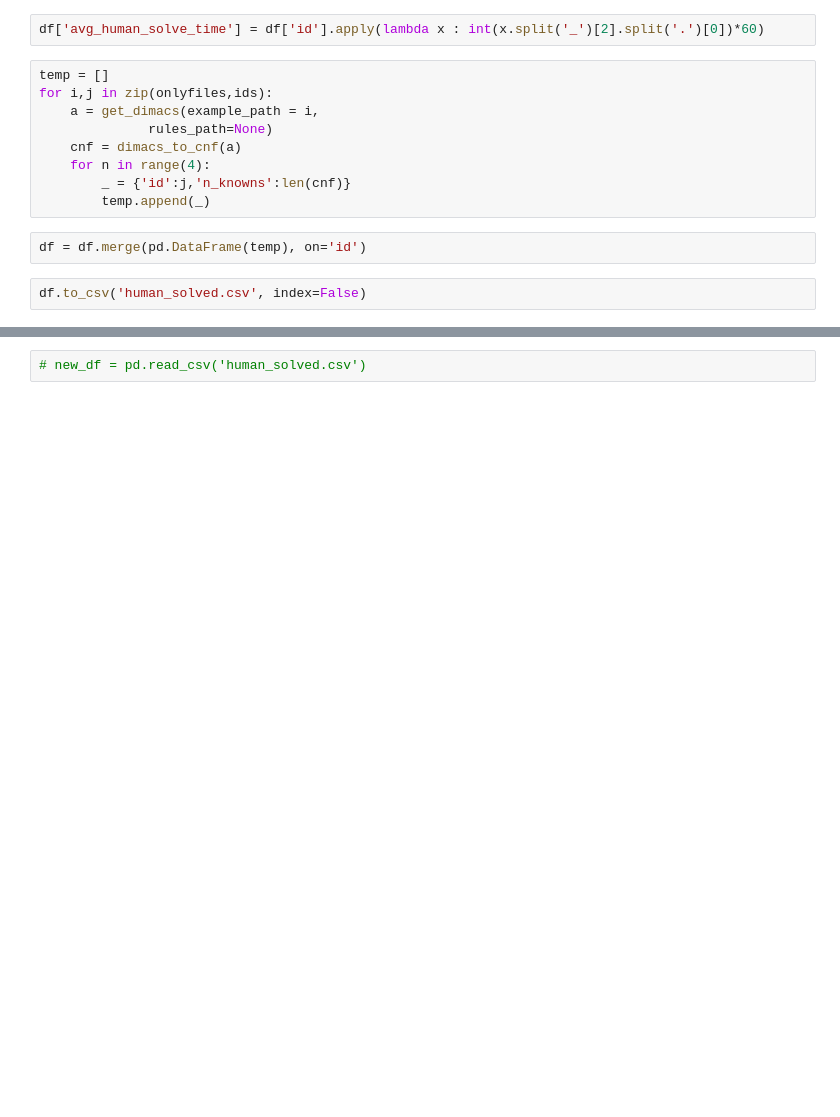
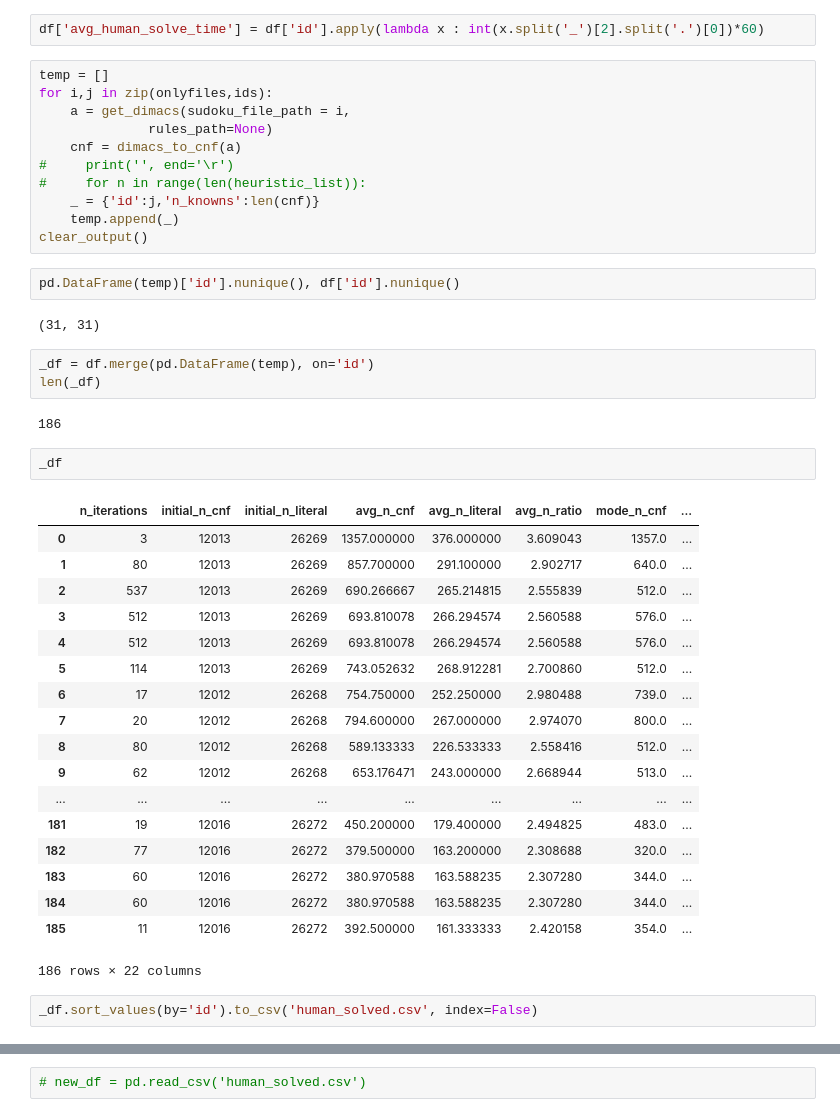
Before and after one commit to Timm877/KR2020_Sudoku_solver_SAT, a Jupyter notebook: notebooks/suduko.20200919.ipynb, the cells around one changed output, grey strips where cells are left out. Cells and saved outputs as stored; diff of their text form; blank space fills up the shorter version.

```diff
--- a/notebooks/suduko.20200919.ipynb
+++ b/notebooks/suduko.20200919.ipynb
@@ -69,14 +77,44 @@ df['avg_human_solve_time'] = df['id'].apply(lambda x : int(x.split('_')[2].split
 # %%
 temp = []
 for i,j in zip(onlyfiles,ids):
-    a = get_dimacs(example_path = i,
+    a = get_dimacs(sudoku_file_path = i,
               rules_path=None)
     cnf = dimacs_to_cnf(a)
-    for n in range(4):
-        _ = {'id':j,'n_knowns':len(cnf)}
-        temp.append(_)
+#     print('', end='\r')
+#     for n in range(len(heuristic_list)):
+    _ = {'id':j,'n_knowns':len(cnf)}
+    temp.append(_)
+clear_output()
+# %%
+pd.DataFrame(temp)['id'].nunique(), df['id'].nunique()
+# %% [output]
+(31, 31)
 # %%
-df = df.merge(pd.DataFrame(temp), on='id')
+_df = df.merge(pd.DataFrame(temp), on='id')
+len(_df)
+# %% [output]
+186
+# %%
+_df
+# %% [output]
+|  | n_iterations | initial_n_cnf | initial_n_literal | avg_n_cnf | avg_n_literal | avg_n_ratio | mode_n_cnf | ... |
+| 0 | 3 | 12013 | 26269 | 1357.000000 | 376.000000 | 3.609043 | 1357.0 | ... |
+| 1 | 80 | 12013 | 26269 | 857.700000 | 291.100000 | 2.902717 | 640.0 | ... |
+| 2 | 537 | 12013 | 26269 | 690.266667 | 265.214815 | 2.555839 | 512.0 | ... |
+| 3 | 512 | 12013 | 26269 | 693.810078 | 266.294574 | 2.560588 | 576.0 | ... |
+| 4 | 512 | 12013 | 26269 | 693.810078 | 266.294574 | 2.560588 | 576.0 | ... |
+| 5 | 114 | 12013 | 26269 | 743.052632 | 268.912281 | 2.700860 | 512.0 | ... |
+| 6 | 17 | 12012 | 26268 | 754.750000 | 252.250000 | 2.980488 | 739.0 | ... |
+| 7 | 20 | 12012 | 26268 | 794.600000 | 267.000000 | 2.974070 | 800.0 | ... |
+| 8 | 80 | 12012 | 26268 | 589.133333 | 226.533333 | 2.558416 | 512.0 | ... |
+| 9 | 62 | 12012 | 26268 | 653.176471 | 243.000000 | 2.668944 | 513.0 | ... |
+| ... | ... | ... | ... | ... | ... | ... | ... | ... |
+| 181 | 19 | 12016 | 26272 | 450.200000 | 179.400000 | 2.494825 | 483.0 | ... |
+| 182 | 77 | 12016 | 26272 | 379.500000 | 163.200000 | 2.308688 | 320.0 | ... |
+| 183 | 60 | 12016 | 26272 | 380.970588 | 163.588235 | 2.307280 | 344.0 | ... |
+| 184 | 60 | 12016 | 26272 | 380.970588 | 163.588235 | 2.307280 | 344.0 | ... |
+| 185 | 11 | 12016 | 26272 | 392.500000 | 161.333333 | 2.420158 | 354.0 | ... |
+186 rows × 22 columns
 # %%
-df.to_csv('human_solved.csv', index=False)
+_df.sort_values(by='id').to_csv('human_solved.csv', index=False)
 # %%
```
Also changed, not shown: parts of 7 cells of this notebook, 2 other files.
